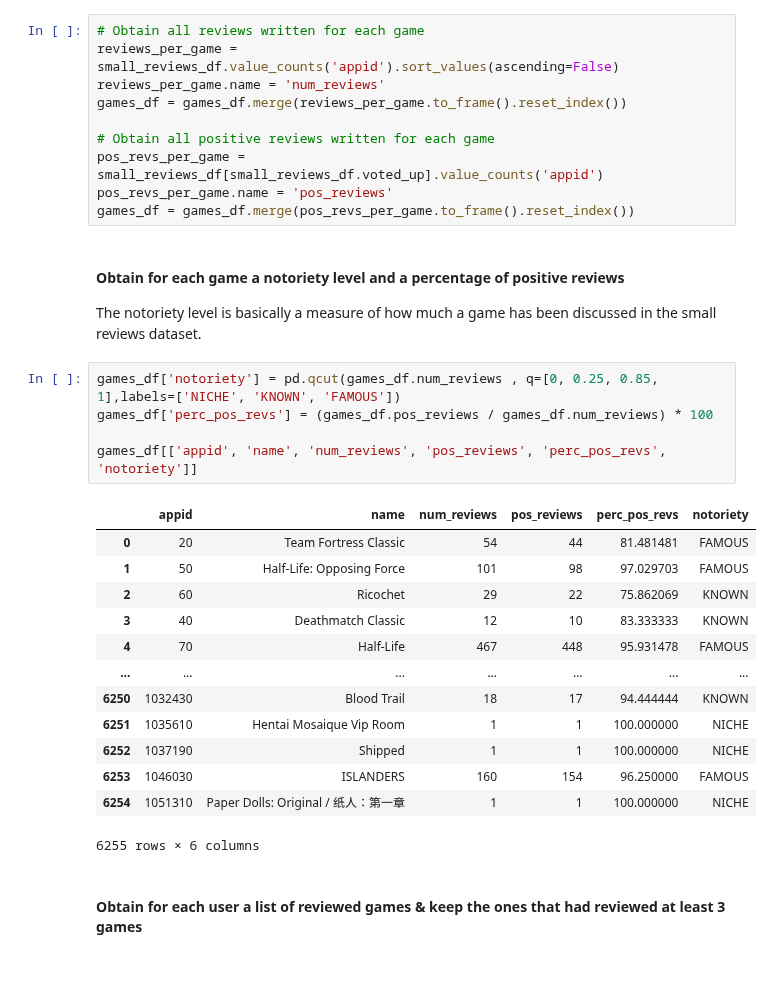
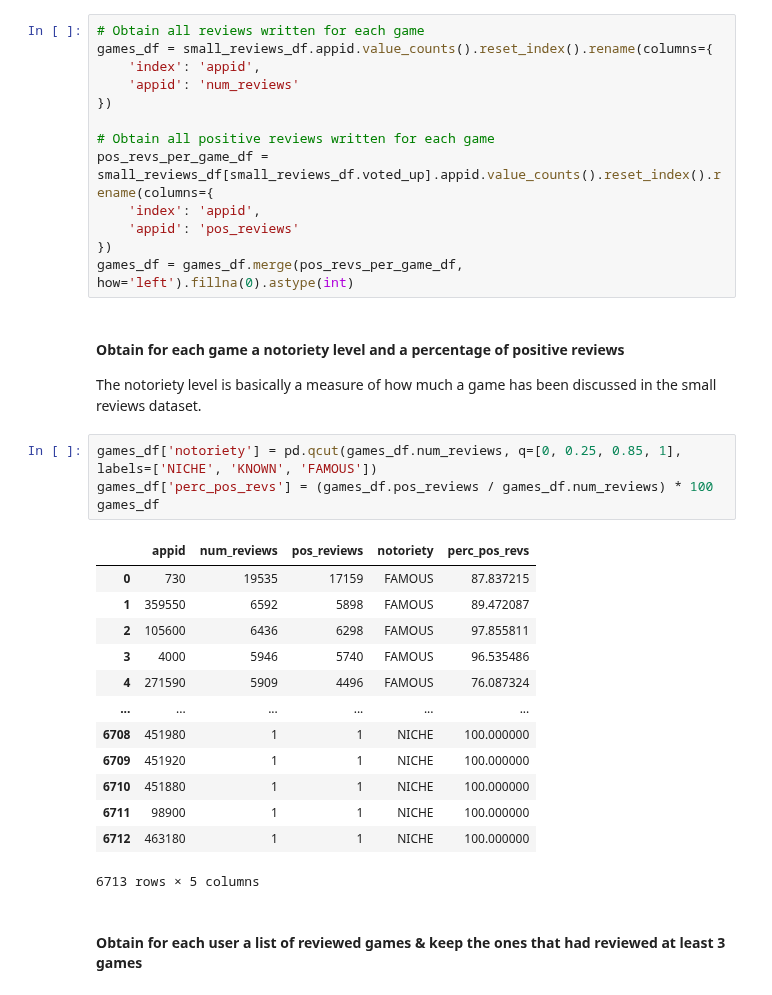
Before and after one commit to Amatofrancesco99/dsbda2022, a Jupyter notebook: notebooks/hypothesis/local/6-7th.ipynb, the cells around one changed output. Cells and saved outputs as stored; diff of their text form.

Commit message:
Refactor 6th/7th hypotheses notebook to shorten the creation of games_df

```diff
--- a/notebooks/hypothesis/local/6-7th.ipynb
+++ b/notebooks/hypothesis/local/6-7th.ipynb
@@ -41,37 +40,39 @@ def get_vote_val(userid, appid):
 #### Add the number of written reviews for a specific game (overall & only positive)
 # %%
 # Obtain all reviews written for each game
-reviews_per_game = small_reviews_df.value_counts('appid').sort_values(ascending=False)
-reviews_per_game.name = 'num_reviews'
-games_df = games_df.merge(reviews_per_game.to_frame().reset_index())
+games_df = small_reviews_df.appid.value_counts().reset_index().rename(columns={
+    'index': 'appid',
+    'appid': 'num_reviews'
+})
 
 # Obtain all positive reviews written for each game
-pos_revs_per_game = small_reviews_df[small_reviews_df.voted_up].value_counts('appid')
-pos_revs_per_game.name = 'pos_reviews'
-games_df = games_df.merge(pos_revs_per_game.to_frame().reset_index())
+pos_revs_per_game_df = small_reviews_df[small_reviews_df.voted_up].appid.value_counts().reset_index().rename(columns={
+    'index': 'appid',
+    'appid': 'pos_reviews'
+})
+games_df = games_df.merge(pos_revs_per_game_df, how='left').fillna(0).astype(int)
 # %% [markdown]
 #### Obtain for each game a notoriety level and a percentage of positive reviews
 
 The notoriety level is basically a measure of how much a game has been discussed in the small reviews dataset.
 # %%
-games_df['notoriety'] = pd.qcut(games_df.num_reviews , q=[0, 0.25, 0.85, 1],labels=['NICHE', 'KNOWN', 'FAMOUS'])
+games_df['notoriety'] = pd.qcut(games_df.num_reviews, q=[0, 0.25, 0.85, 1], labels=['NICHE', 'KNOWN', 'FAMOUS'])
 games_df['perc_pos_revs'] = (games_df.pos_reviews / games_df.num_reviews) * 100
-
-games_df[['appid', 'name', 'num_reviews', 'pos_reviews', 'perc_pos_revs', 'notoriety']]
+games_df
 # %% [output]
-|  | appid | name | num_reviews | pos_reviews | perc_pos_revs | notoriety |
-| 0 | 20 | Team Fortress Classic | 54 | 44 | 81.481481 | FAMOUS |
-| 1 | 50 | Half-Life: Opposing Force | 101 | 98 | 97.029703 | FAMOUS |
-| 2 | 60 | Ricochet | 29 | 22 | 75.862069 | KNOWN |
-| 3 | 40 | Deathmatch Classic | 12 | 10 | 83.333333 | KNOWN |
-| 4 | 70 | Half-Life | 467 | 448 | 95.931478 | FAMOUS |
-| ... | ... | ... | ... | ... | ... | ... |
-| 6250 | 1032430 | Blood Trail | 18 | 17 | 94.444444 | KNOWN |
-| 6251 | 1035610 | Hentai Mosaique Vip Room | 1 | 1 | 100.000000 | NICHE |
-| 6252 | 1037190 | Shipped | 1 | 1 | 100.000000 | NICHE |
-| 6253 | 1046030 | ISLANDERS | 160 | 154 | 96.250000 | FAMOUS |
-| 6254 | 1051310 | Paper Dolls: Original / 纸人：第一章 | 1 | 1 | 100.000000 | NICHE |
+|  | appid | num_reviews | pos_reviews | notoriety | perc_pos_revs |
+| 0 | 730 | 19535 | 17159 | FAMOUS | 87.837215 |
+| 1 | 359550 | 6592 | 5898 | FAMOUS | 89.472087 |
+| 2 | 105600 | 6436 | 6298 | FAMOUS | 97.855811 |
+| 3 | 4000 | 5946 | 5740 | FAMOUS | 96.535486 |
+| 4 | 271590 | 5909 | 4496 | FAMOUS | 76.087324 |
+| ... | ... | ... | ... | ... | ... |
+| 6708 | 451980 | 1 | 1 | NICHE | 100.000000 |
+| 6709 | 451920 | 1 | 1 | NICHE | 100.000000 |
+| 6710 | 451880 | 1 | 1 | NICHE | 100.000000 |
+| 6711 | 98900 | 1 | 1 | NICHE | 100.000000 |
+| 6712 | 463180 | 1 | 1 | NICHE | 100.000000 |
-6255 rows × 6 columns
+6713 rows × 5 columns
 # %% [markdown]
 #### Obtain for each user a list of reviewed games & keep the ones that had reviewed at least 3 games
 # %%
```
Also changed, not shown: parts of 7 cells of this notebook.
